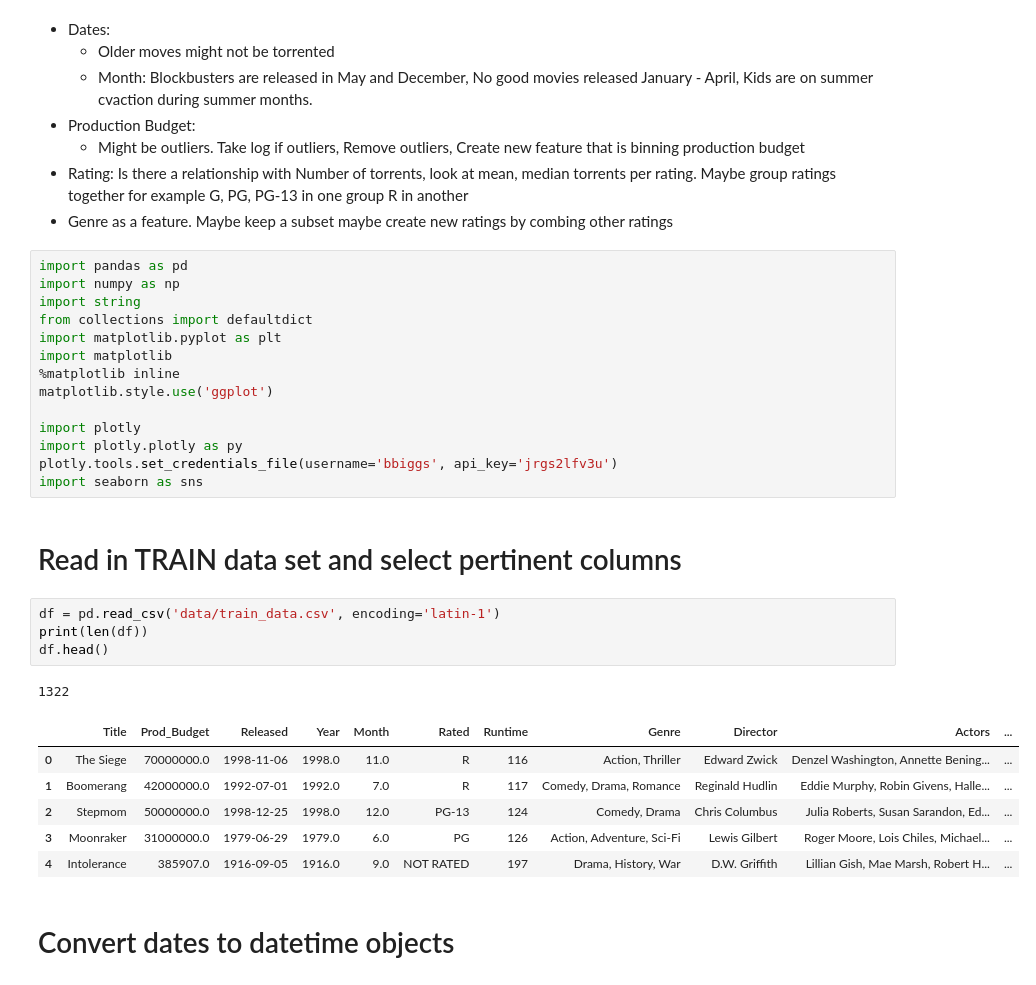
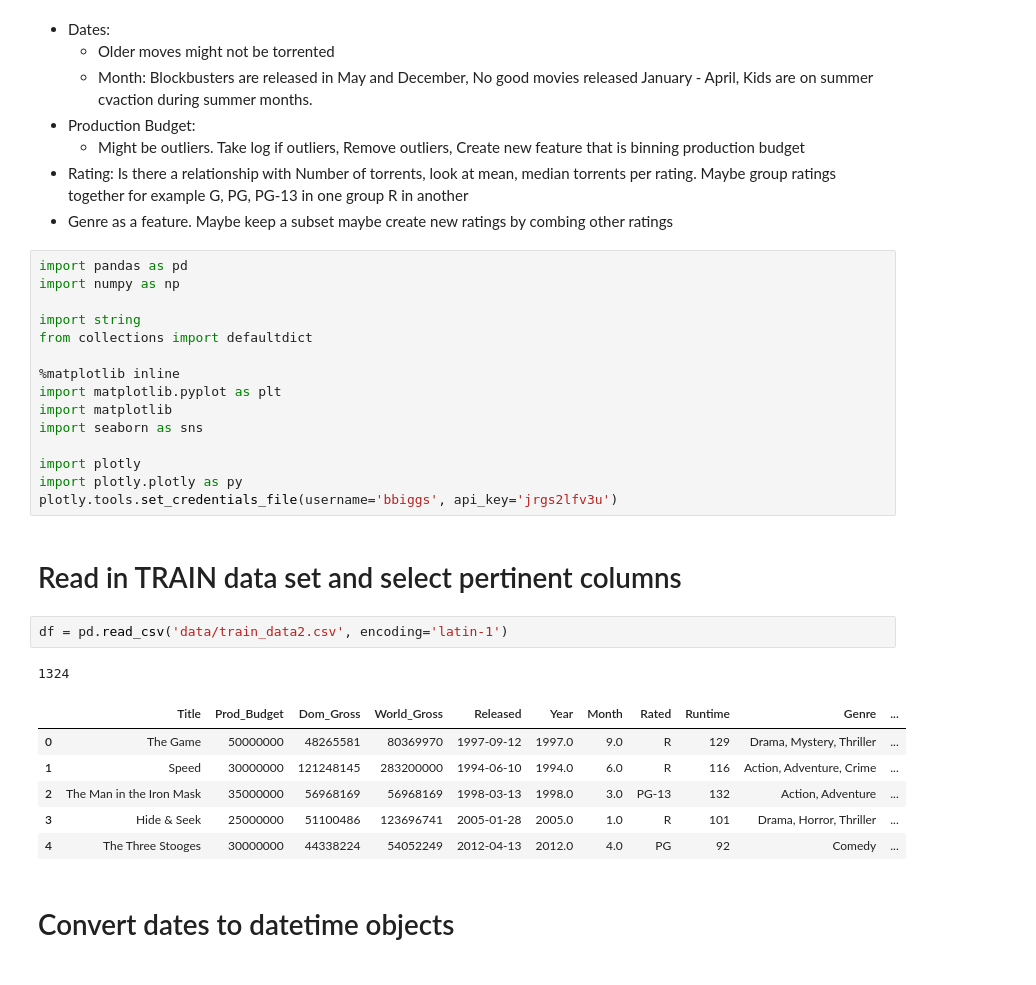
Before and after one commit to bryantbiggs/movie_torrents, a Jupyter notebook: Total_Analysis1.ipynb, the cells around one changed output. Saved outputs shown, nothing was run; the diff lists cells and outputs as text.

```diff
--- a/Total_Analysis1.ipynb
+++ b/Total_Analysis1.ipynb
@@ -9,31 +9,30 @@
 # %%
 import pandas as pd
 import numpy as np
+
 import string
 from collections import defaultdict
+
+%matplotlib inline
 import matplotlib.pyplot as plt
 import matplotlib
-%matplotlib inline
-matplotlib.style.use('ggplot')
+import seaborn as sns
 
 import plotly
 import plotly.plotly as py
 plotly.tools.set_credentials_file(username='bbiggs', api_key='jrgs2lfv3u')
-import seaborn as sns
 # %% [markdown]
 # Read in TRAIN data set and select pertinent columns
 # %%
-df = pd.read_csv('data/train_data.csv', encoding='latin-1')
-print(len(df))
-df.head()
+df = pd.read_csv('data/train_data2.csv', encoding='latin-1')
 # %% [output]
-1322
+1324
-|  | Title | Prod_Budget | Released | Year | Month | Rated | Runtime | Genre | Director | Actors | ... |
-| 0 | The Siege | 70000000.0 | 1998-11-06 | 1998.0 | 11.0 | R | 116 | Action, Thriller | Edward Zwick | Denzel Washington, Annette Bening... | ... |
-| 1 | Boomerang | 42000000.0 | 1992-07-01 | 1992.0 | 7.0 | R | 117 | Comedy, Drama, Romance | Reginald Hudlin | Eddie Murphy, Robin Givens, Halle... | ... |
-| 2 | Stepmom | 50000000.0 | 1998-12-25 | 1998.0 | 12.0 | PG-13 | 124 | Comedy, Drama | Chris Columbus | Julia Roberts, Susan Sarandon, Ed... | ... |
-| 3 | Moonraker | 31000000.0 | 1979-06-29 | 1979.0 | 6.0 | PG | 126 | Action, Adventure, Sci-Fi | Lewis Gilbert | Roger Moore, Lois Chiles, Michael... | ... |
-| 4 | Intolerance | 385907.0 | 1916-09-05 | 1916.0 | 9.0 | NOT RATED | 197 | Drama, History, War | D.W. Griffith | Lillian Gish, Mae Marsh, Robert H... | ... |
+|  | Title | Prod_Budget | Dom_Gross | World_Gross | Released | Year | Month | Rated | Runtime | Genre | ... |
+| 0 | The Game | 50000000 | 48265581 | 80369970 | 1997-09-12 | 1997.0 | 9.0 | R | 129 | Drama, Mystery, Thriller | ... |
+| 1 | Speed | 30000000 | 121248145 | 283200000 | 1994-06-10 | 1994.0 | 6.0 | R | 116 | Action, Adventure, Crime | ... |
+| 2 | The Man in the Iron Mask | 35000000 | 56968169 | 56968169 | 1998-03-13 | 1998.0 | 3.0 | PG-13 | 132 | Action, Adventure | ... |
+| 3 | Hide & Seek | 25000000 | 51100486 | 123696741 | 2005-01-28 | 2005.0 | 1.0 | R | 101 | Drama, Horror, Thriller | ... |
+| 4 | The Three Stooges | 30000000 | 44338224 | 54052249 | 2012-04-13 | 2012.0 | 4.0 | PG | 92 | Comedy | ... |
 # %% [markdown]
 # Convert dates to datetime objects
 # %%
```
Also changed, not shown: parts of 34 cells of this notebook, 15 other files.
